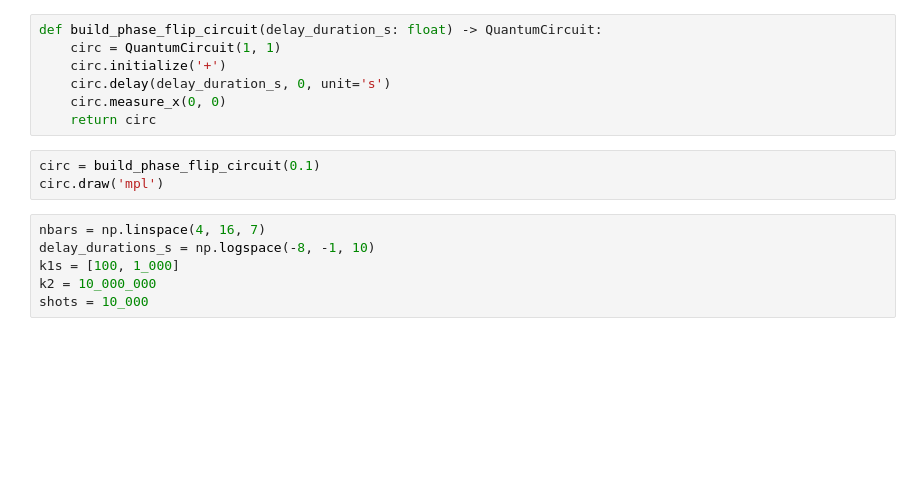
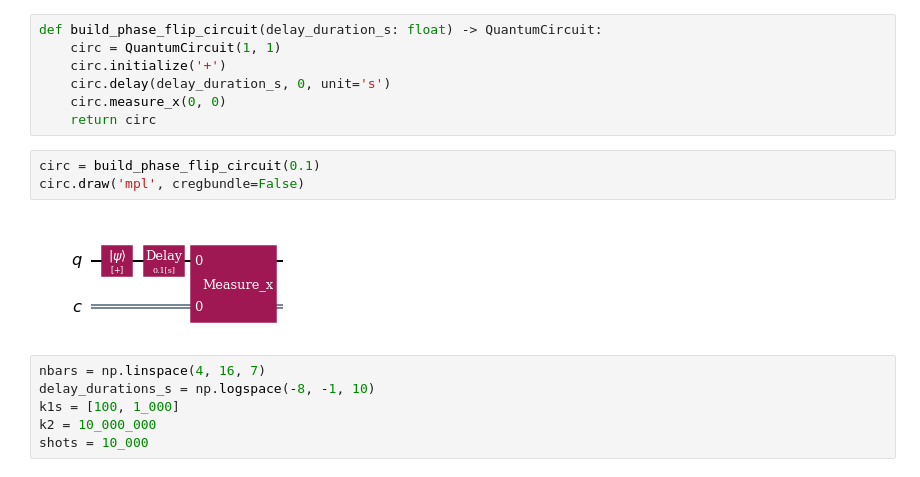
Before and after one commit to Alice-Bob-SW/felis, a Jupyter notebook: samples/1_hardware_experiments/3 - Z gate oscillations on a physical qubit.ipynb, the cells around one changed output. Drawn from its saved outputs; the diff is of its cells as text; blank space fills up the shorter version.

Commit message:
fix(samples): remove cregbundle warnings when drawing circuits
Refs: #7227

```diff
--- a/samples/1_hardware_experiments/3 - Z gate oscillations on a physical qubit.ipynb
+++ b/samples/1_hardware_experiments/3 - Z gate oscillations on a physical qubit.ipynb
@@ -134,7 +144,9 @@ def build_phase_flip_circuit(delay_duration_s: float) -> QuantumCircuit:
     return circ
 # %%
 circ = build_phase_flip_circuit(0.1)
-circ.draw('mpl')
+circ.draw('mpl', cregbundle=False)
+# %% [output]
+[figure, added]
 # %%
 nbars = np.linspace(4, 16, 7)
 delay_durations_s = np.logspace(-8, -1, 10)
```
Also changed, not shown: parts of 7 cells of this notebook, 6 other files.
